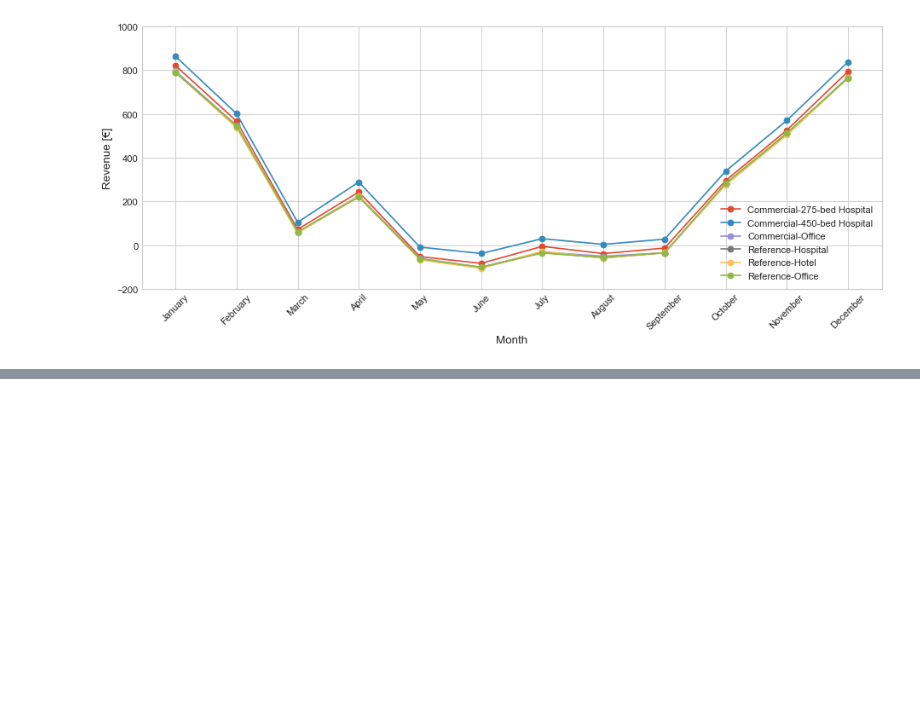
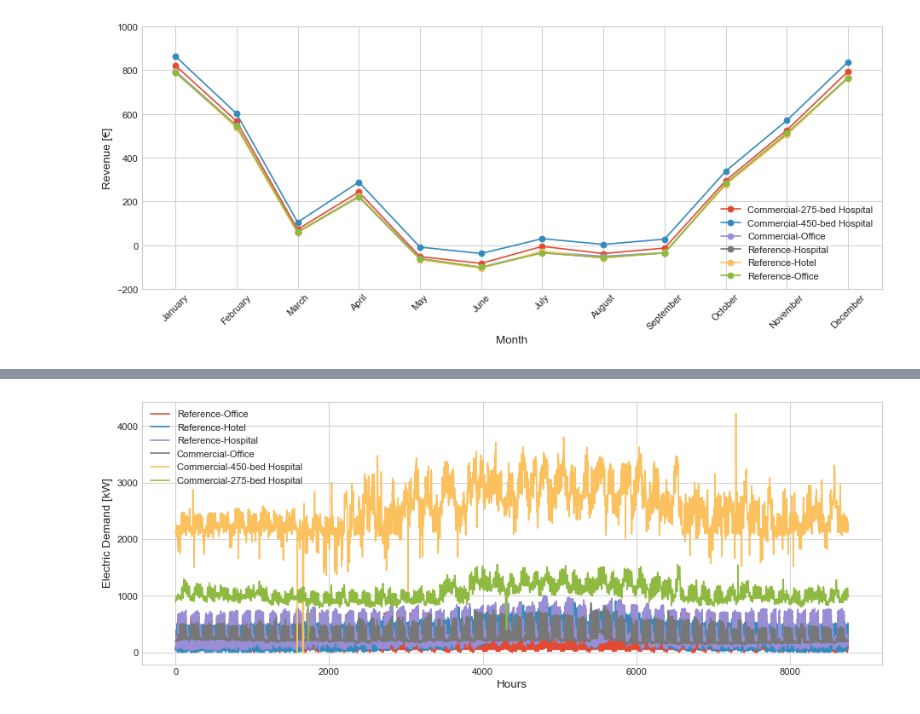
Before and after one commit to idloea/extended-open, a Jupyter notebook: notebooks/20230703-090301/analysis.ipynb, the cells around one changed output, grey strips where cells are left out. Drawn from its saved outputs; the diff is of its cells as text; code cells hidden in the pictures; blank space fills up the shorter version.

Commit message:
Add plots for electric demand and HVAC demand

```diff
--- a/notebooks/20230703-090301/analysis.ipynb
+++ b/notebooks/20230703-090301/analysis.ipynb
@@ -611,0 +617,5 @@ for case in cases:
+# %%
+electric_loads_path = 'C:/python/personal/my-open/data/electric_loads/considered_building_types'
+# %%
+electric_load_csv_files = os.listdir(electric_loads_path)
+electric_load_csv_files
@@ -611,0 +629,14 @@ for case in cases:
+# %%
+csv_series_list = []
+for electric_load_csv_file in electric_load_csv_files:
+    electric_load_file_path = f'{electric_loads_path}/{electric_load_csv_file}'
+    case = electric_load_csv_file.split('.')[0]
+    csv_df = pd.read_csv(electric_load_file_path)
+    csv_df.rename(columns={'Power [kW]' : case}, inplace=True)
+    csv_series = csv_df[case].to_list()
+    csv_series_dict = {case: csv_series}
+    csv_series_list.append(csv_series_dict)
+
+csv_series_list_dict = dict(ChainMap(*csv_series_list))
+# %%
+electric_loads_df_in_kilowatts = pd.DataFrame(csv_series_list_dict)
@@ -611,0 +659,9 @@ for case in cases:
+# %%
+figure = plt.figure(num=None, figsize=(14, 5), dpi=80, facecolor='w', edgecolor='k')
+for column in electric_loads_df_in_kilowatts.columns:
+    plt.plot(electric_loads_df_in_kilowatts[column], label=column)
+    plt.xlabel('Hours')
+    plt.ylabel('Electric Demand [kW]')
+    plt.legend()
+# %% [output]
+[figure, added]
```
Also changed, not shown: parts of 9 cells of this notebook.
